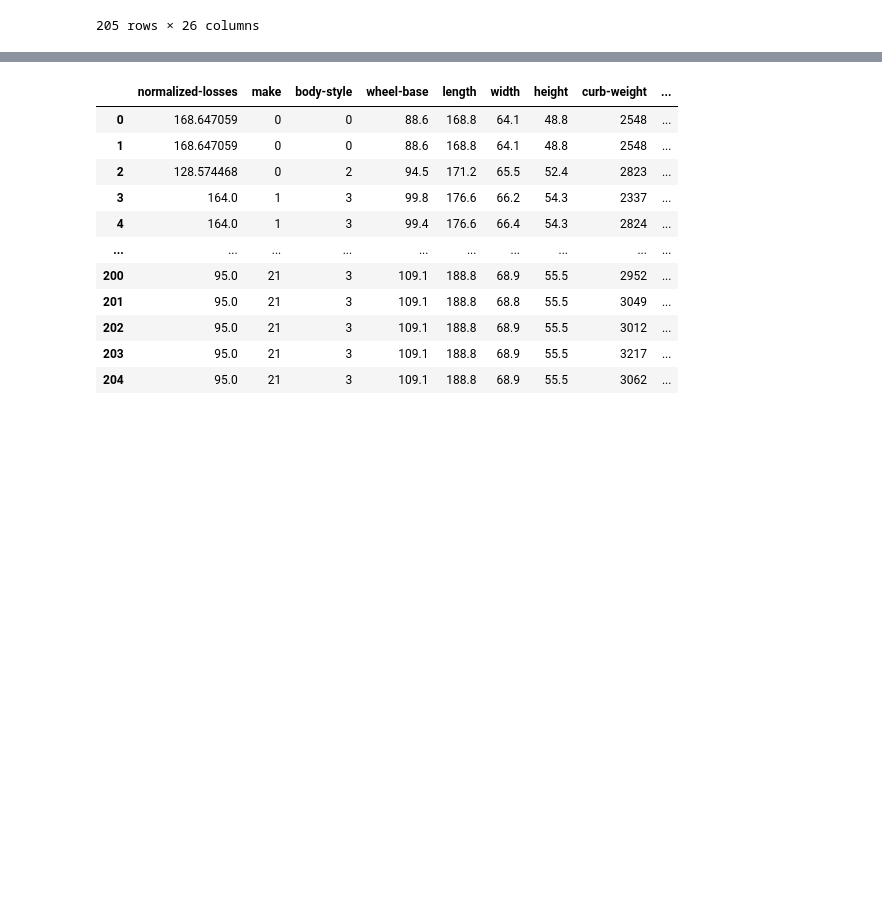
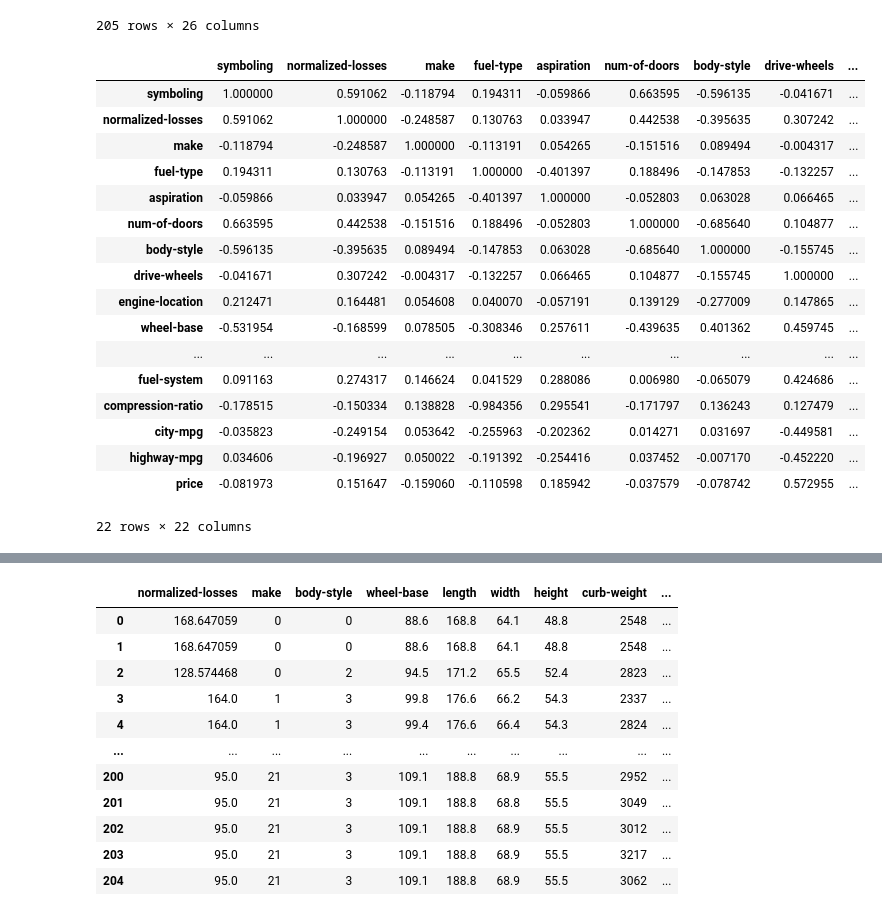
Before and after one commit to Yuliia-03/dsml_Bohak, a Jupyter notebook: lab3/lab3.ipynb, the cells around one changed output, grey strips where cells are left out. Drawn from its saved outputs; the diff is of its cells as text; code cells hidden in the pictures; blank space fills up the shorter version.

```diff
--- a/lab3/lab3.ipynb
+++ b/lab3/lab3.ipynb
@@ -326,3 +326,24 @@ display(transformed_data)
 | 203 | 0.2 | 95.000000 | 21 | 0 | 1 | 0 | 3 | 2 | ... |
 | 204 | 0.2 | 95.000000 | 21 | 1 | 1 | 0 | 3 | 2 | ... |
 205 rows × 26 columns
+# %%
+data.corr()
+# %% [output]
+|  | symboling | normalized-losses | make | fuel-type | aspiration | num-of-doors | body-style | drive-wheels | ... |
+| symboling | 1.000000 | 0.591062 | -0.118794 | 0.194311 | -0.059866 | 0.663595 | -0.596135 | -0.041671 | ... |
+| normalized-losses | 0.591062 | 1.000000 | -0.248587 | 0.130763 | 0.033947 | 0.442538 | -0.395635 | 0.307242 | ... |
+| make | -0.118794 | -0.248587 | 1.000000 | -0.113191 | 0.054265 | -0.151516 | 0.089494 | -0.004317 | ... |
+| fuel-type | 0.194311 | 0.130763 | -0.113191 | 1.000000 | -0.401397 | 0.188496 | -0.147853 | -0.132257 | ... |
+| aspiration | -0.059866 | 0.033947 | 0.054265 | -0.401397 | 1.000000 | -0.052803 | 0.063028 | 0.066465 | ... |
+| num-of-doors | 0.663595 | 0.442538 | -0.151516 | 0.188496 | -0.052803 | 1.000000 | -0.685640 | 0.104877 | ... |
+| body-style | -0.596135 | -0.395635 | 0.089494 | -0.147853 | 0.063028 | -0.685640 | 1.000000 | -0.155745 | ... |
+| drive-wheels | -0.041671 | 0.307242 | -0.004317 | -0.132257 | 0.066465 | 0.104877 | -0.155745 | 1.000000 | ... |
+| engine-location | 0.212471 | 0.164481 | 0.054608 | 0.040070 | -0.057191 | 0.139129 | -0.277009 | 0.147865 | ... |
+| wheel-base | -0.531954 | -0.168599 | 0.078505 | -0.308346 | 0.257611 | -0.439635 | 0.401362 | 0.459745 | ... |
+| ... | ... | ... | ... | ... | ... | ... | ... | ... | ... |
+| fuel-system | 0.091163 | 0.274317 | 0.146624 | 0.041529 | 0.288086 | 0.006980 | -0.065079 | 0.424686 | ... |
+| compression-ratio | -0.178515 | -0.150334 | 0.138828 | -0.984356 | 0.295541 | -0.171797 | 0.136243 | 0.127479 | ... |
+| city-mpg | -0.035823 | -0.249154 | 0.053642 | -0.255963 | -0.202362 | 0.014271 | 0.031697 | -0.449581 | ... |
+| highway-mpg | 0.034606 | -0.196927 | 0.050022 | -0.191392 | -0.254416 | 0.037452 | -0.007170 | -0.452220 | ... |
+| price | -0.081973 | 0.151647 | -0.159060 | -0.110598 | 0.185942 | -0.037579 | -0.078742 | 0.572955 | ... |
+22 rows × 22 columns
```
Also changed, not shown: parts of 8 cells of this notebook, 1 other file.
